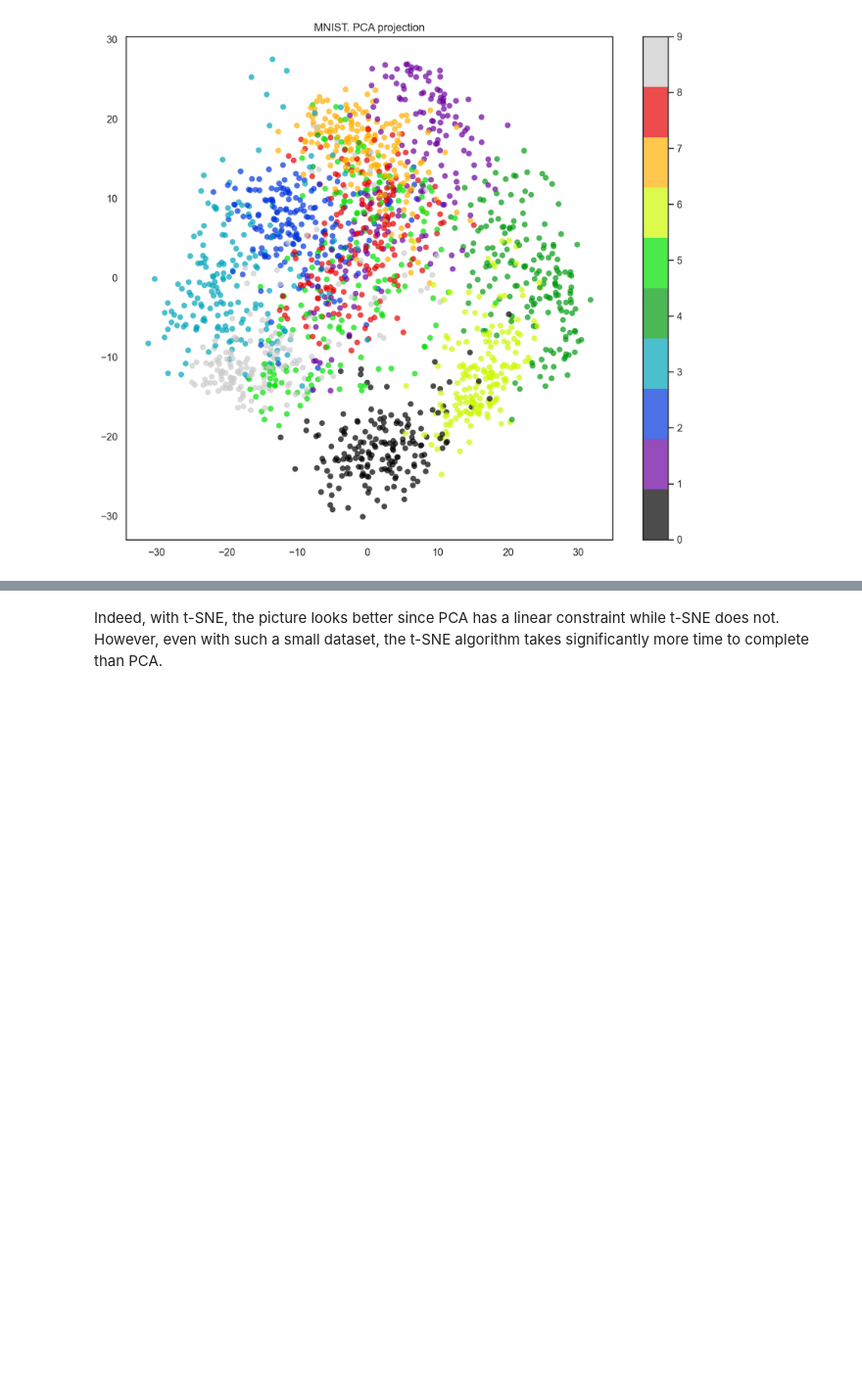
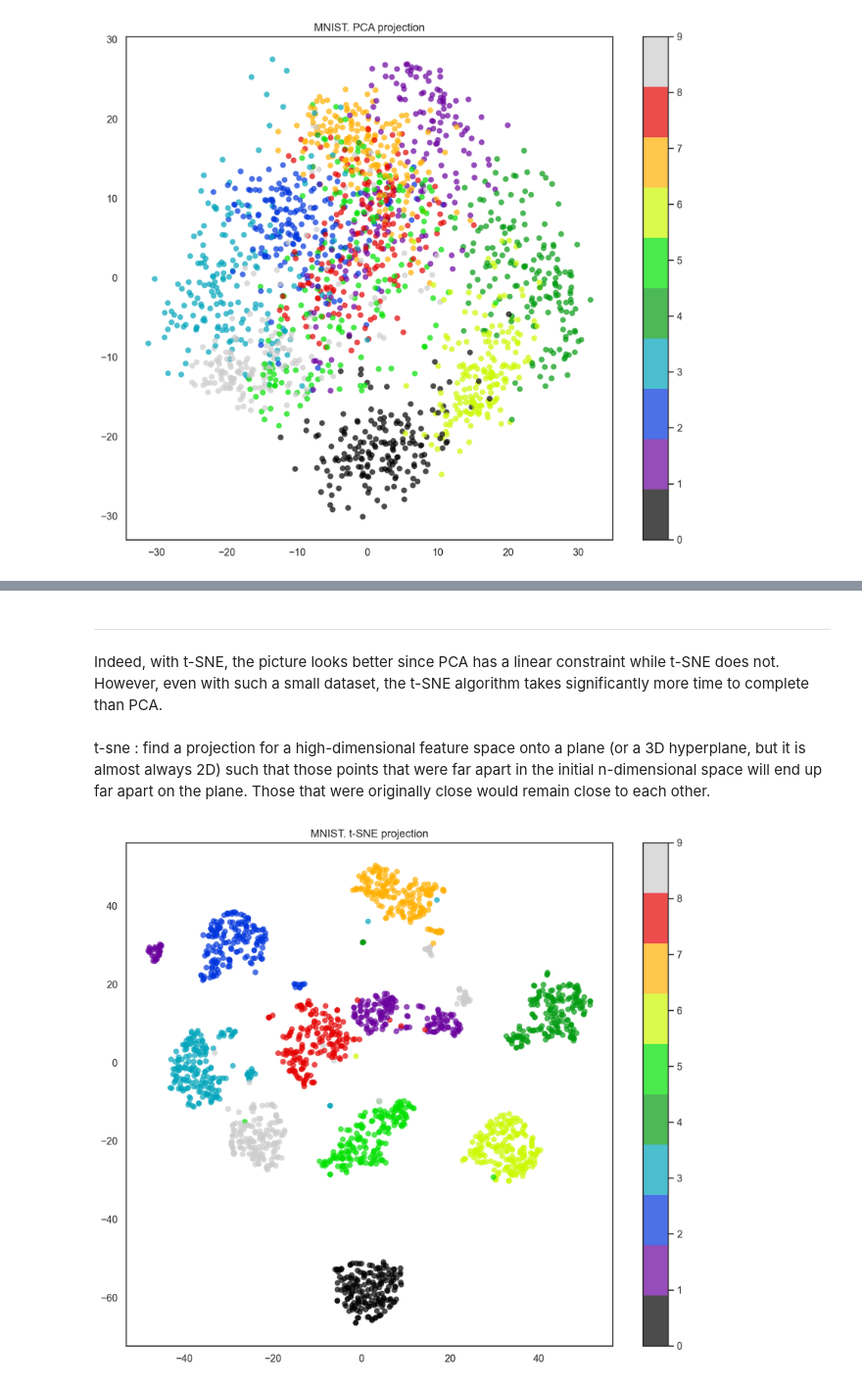
Before and after one commit to rahulrajesh131999/ai-ml-dl-journey, a Jupyter notebook: topic-7/pca.ipynb, the cells around one changed output, grey strips where cells are left out. Shown at 98% size. Cells and saved outputs as stored; diff of their text form; code cells hidden in the pictures; blank space fills up the shorter version.

```diff
--- a/topic-7/pca.ipynb
+++ b/topic-7/pca.ipynb
@@ -261,2 +432,27 @@ Projecting 64-dimensional data to 2D
+# %% [markdown]
+----
 # %% [markdown]
 Indeed, with t-SNE, the picture looks better since PCA has a linear constraint while t-SNE does not. However, even with such a small dataset, the t-SNE algorithm takes significantly more time to complete than PCA.
+# %% [markdown]
+t-sne :  find a projection for a high-dimensional feature space onto a plane (or a 3D hyperplane, but it is almost always 2D) such that those points that were far apart in the initial n-dimensional space will end up far apart on the plane. Those that were originally close would remain close to each other.
+# %%
+from sklearn.manifold import TSNE
+
+tsne = TSNE(random_state=17)
+
+X_tsne = tsne.fit_transform(X)
+
+plt.figure(figsize=(12, 10))
+plt.scatter(
+    X_tsne[:,0],
+    X_tsne[:,1],
+    c=y,
+    edgecolors="none",
+    alpha=0.7,
+    s=40,
+    cmap=plt.get_cmap("nipy_spectral",10)
+)
+plt.colorbar()
+plt.title("MNIST. t-SNE projection");
+# %% [output]
+[figure, added]
```
Also changed, not shown: parts of 28 cells of this notebook, 1 other file.
